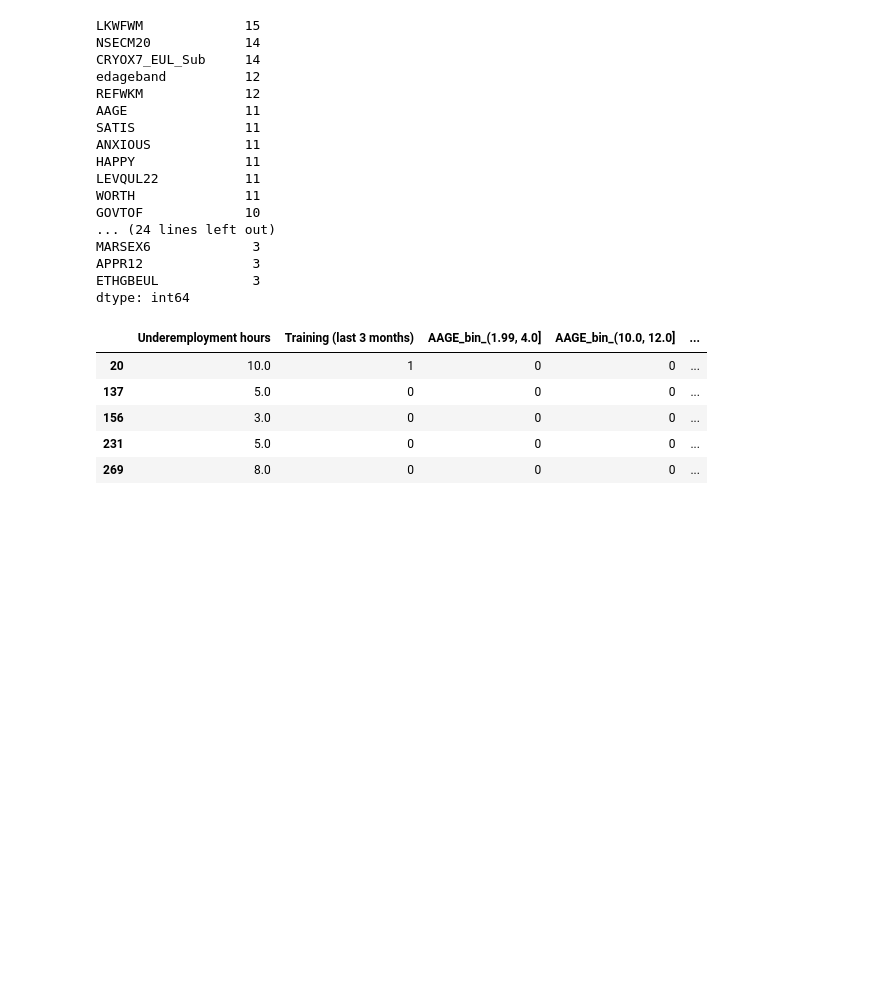
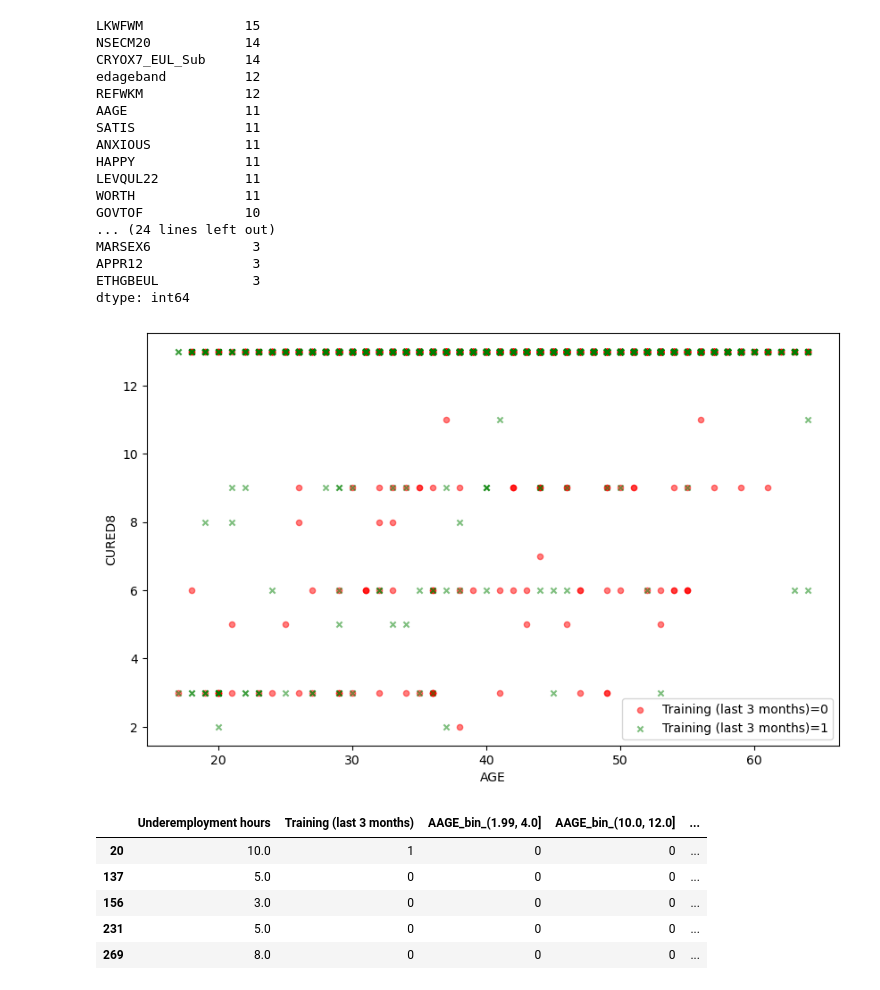
Before and after one commit to TresGes25/gg570_d200, a Jupyter notebook: analyses/exploratory_analysis.ipynb, the cells around one changed output. Cells and saved outputs as stored; diff of their text form; code cells hidden in the pictures; blank space fills up the shorter version.

```diff
--- a/analyses/exploratory_analysis.ipynb
+++ b/analyses/exploratory_analysis.ipynb
@@ -152,6 +152,22 @@ MARSEX6             3
 APPR12              3
 ETHGBEUL            3
 dtype: int64
+# %%
+import matplotlib.pyplot as plt
+plt.figure(figsize=(10, 6))
+treatment_vals = sorted(df[treatment_col].unique())
+colors = {treatment_vals[0]: 'red', treatment_vals[1]: 'green'}
+markers = {treatment_vals[0]: 'o', treatment_vals[1]: 'x'} if len(treatment_vals) > 1 else {treatment_vals[0]: 'o'}
+label_map = {treatment_vals[0]: 0, treatment_vals[1]: 0 if len(treatment_vals) == 1 else 1}
+for treatment in treatment_vals:
+    mask = df[treatment_col] == treatment
+    plt.scatter(df[mask]['AGE'], df[mask]['CURED8'], label=f'{treatment_col}={label_map[treatment]}', alpha=0.5, color=colors[treatment], marker=markers[treatment], s=20)
+plt.xlabel('AGE')
+plt.ylabel('CURED8')
+plt.legend()
+plt.show()
+# %% [output]
+[figure, added]
 # %%
 cols_to_bin = list(df.columns[df.nunique().between(3, 15)].difference([treatment_col]))
 for col in cols_to_bin:
```
Also changed, not shown: parts of 1 cell of this notebook, 2 other files.
